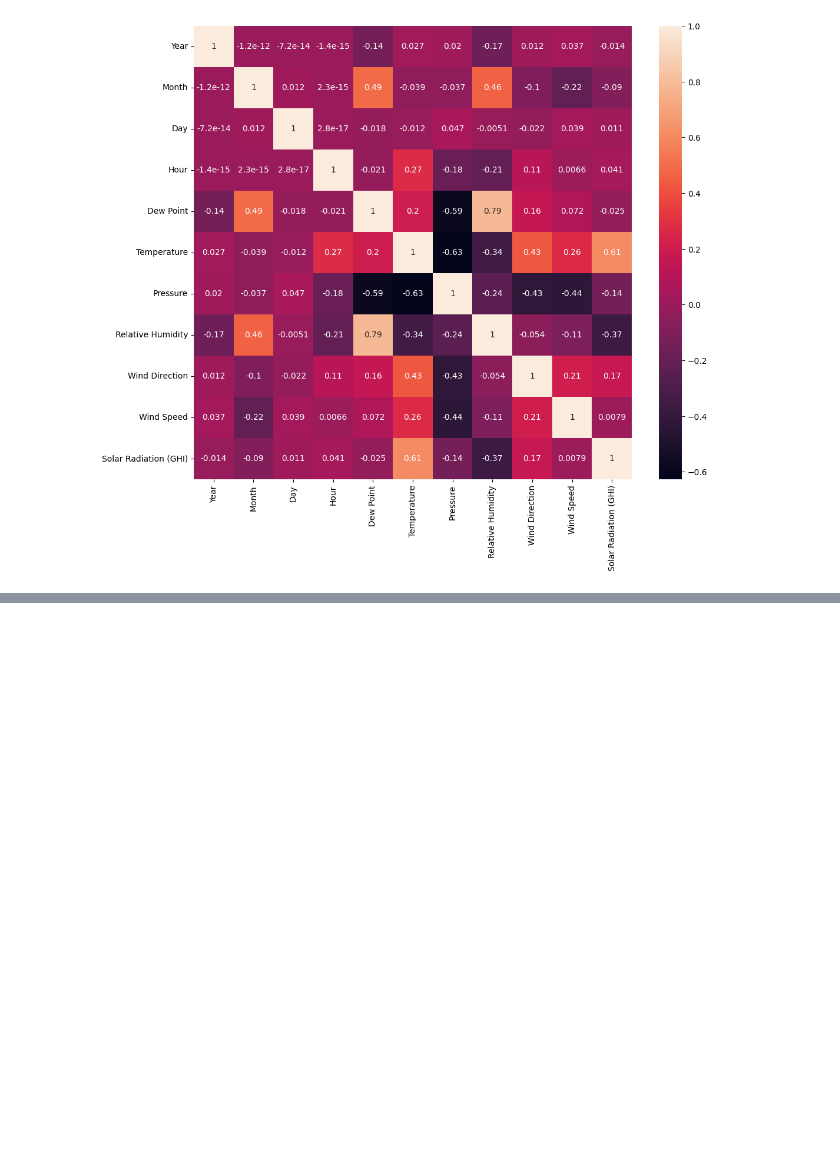
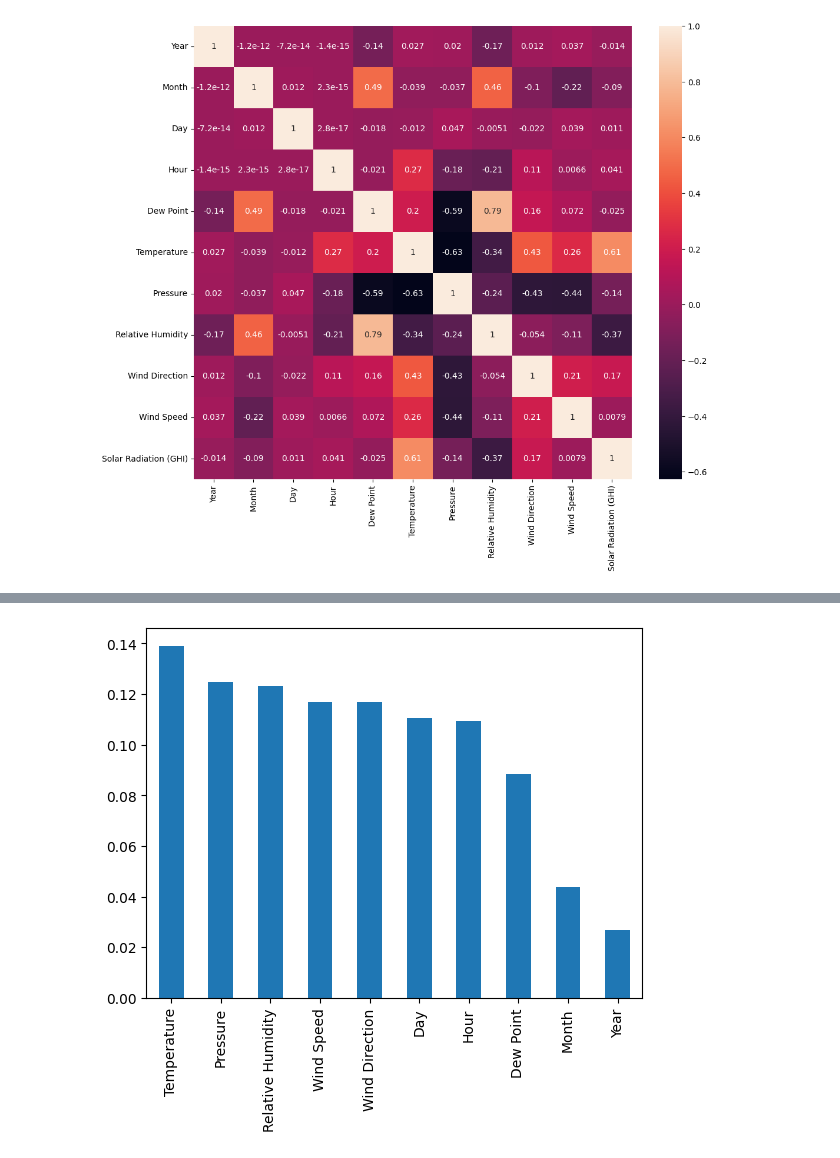
Before and after one commit to Anurag180203/jupyter_notebooks, a Jupyter notebook: Machine Learning/Feature Selection/selection1.ipynb, the cells around one changed output, grey strips where cells are left out. Saved outputs shown, nothing was run; the diff lists cells and outputs as text; code cells hidden in the pictures; blank space fills up the shorter version.

Commit message:
Extra Tree Classifier

```diff
--- a/Machine Learning/Feature Selection/selection1.ipynb
+++ b/Machine Learning/Feature Selection/selection1.ipynb
@@ -128,0 +131,4 @@ sns.heatmap(corr_matrix, annot=True)
+# %%
+from sklearn.ensemble import ExtraTreesClassifier
+model = ExtraTreesClassifier()
+model.fit(x, y)
@@ -128,0 +137,4 @@ sns.heatmap(corr_matrix, annot=True)
+# %%
+col = ['Year','Month','Day','Hour','Dew Point','Temperature','Pressure','Relative Humidity','Wind Direction','Wind Speed']
+feature_imp = pd.Series(model.feature_importances_,index = col)
+feature_imp
@@ -128,0 +153,5 @@ sns.heatmap(corr_matrix, annot=True)
+# %%
+feature_imp.nlargest(10).plot(kind='bar')
+plt.show()
+# %% [output]
+[figure, added]
```
Also changed, not shown: parts of 3 cells of this notebook.
